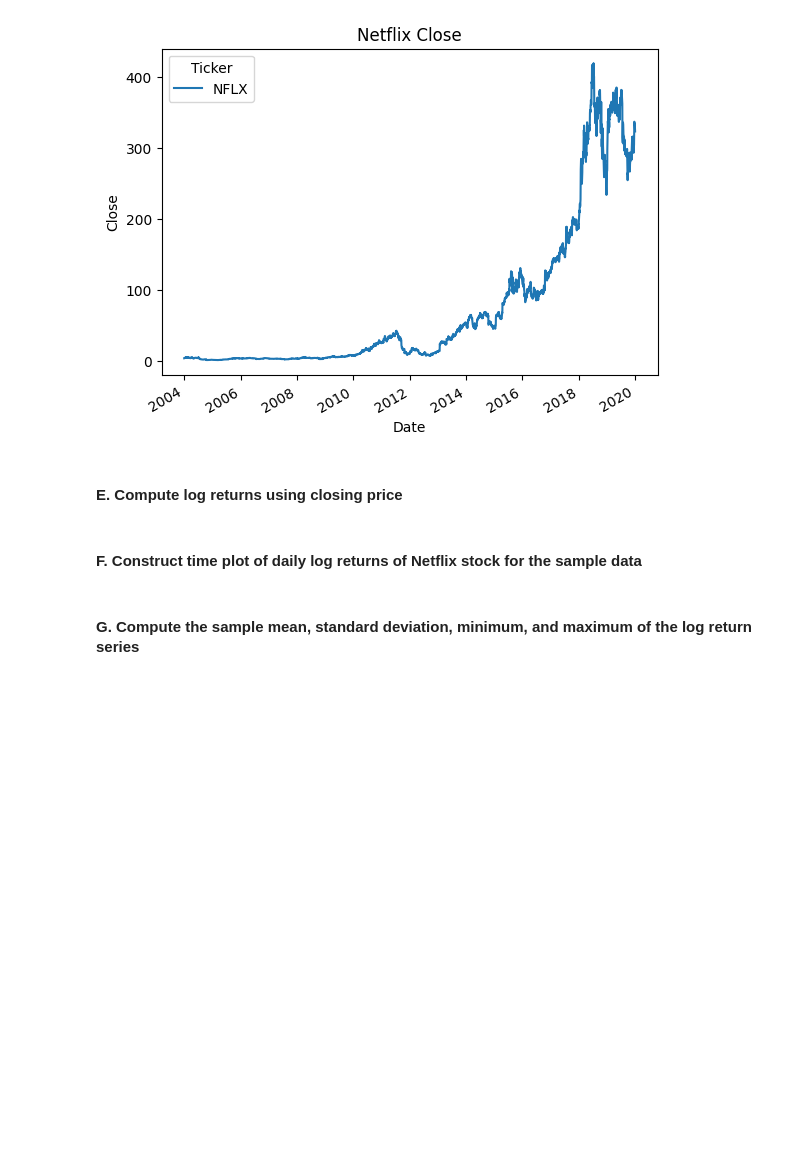
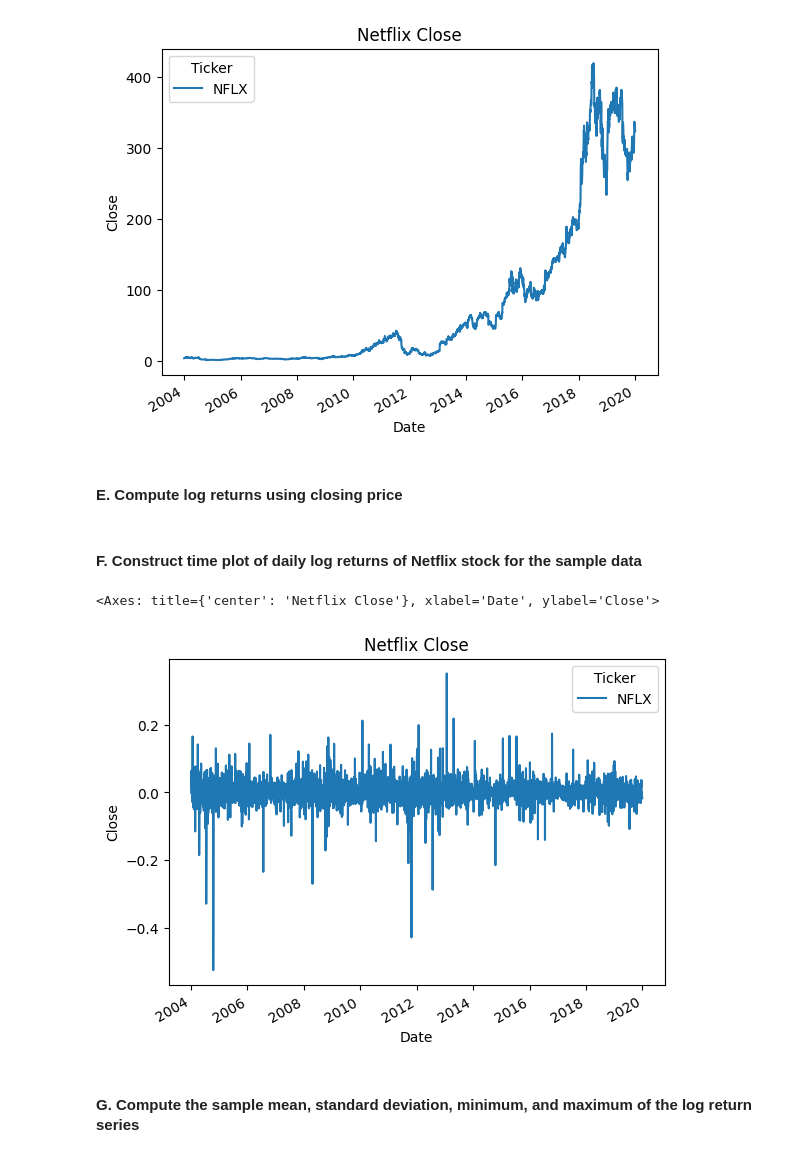
Before and after one commit to ChaseKoronkowski/IFI8420, a Jupyter notebook: Assignment 1/Assignment_1.ipynb, the cells around one changed output. Drawn from its saved outputs; the diff is of its cells as text; code cells hidden in the pictures; blank space fills up the shorter version.

```diff
--- a/Assignment 1/Assignment_1.ipynb
+++ b/Assignment 1/Assignment_1.ipynb
@@ -52,11 +52,15 @@ netflix_df["Close"].plot(title="Netflix Close", ylabel="Close", xlabel="Date")
 # %% [markdown]
 #### E. Compute log returns using closing price
 # %%
-#Enter Code here
+
+ntflx_daily_log_returns=np.log(netflix_df['Close']/ netflix_df['Close'].shift(1))
 # %% [markdown]
 #### F. Construct time plot of daily log returns of Netflix stock for the sample data
 # %%
-#Enter Code here
+ntflx_daily_log_returns.plot(title="Netflix Close", ylabel="Close", xlabel="Date")
+# %% [output]
+<Axes: title={'center': 'Netflix Close'}, xlabel='Date', ylabel='Close'>
+[figure, added]
 # %% [markdown]
 #### G. Compute the sample mean, standard deviation, minimum, and maximum of the log return series
 # %%
```
Also changed, not shown: parts of 5 cells of this notebook.
